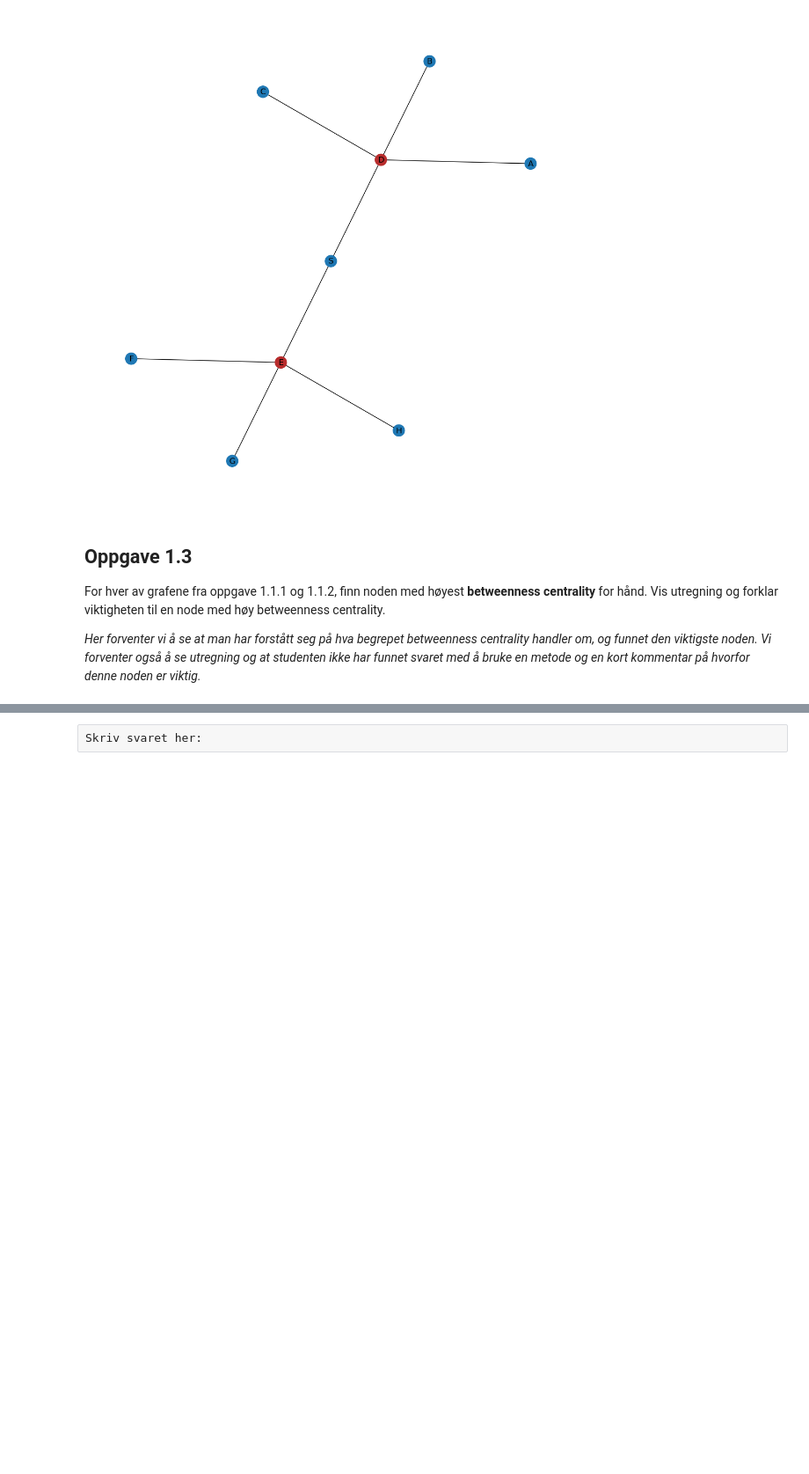
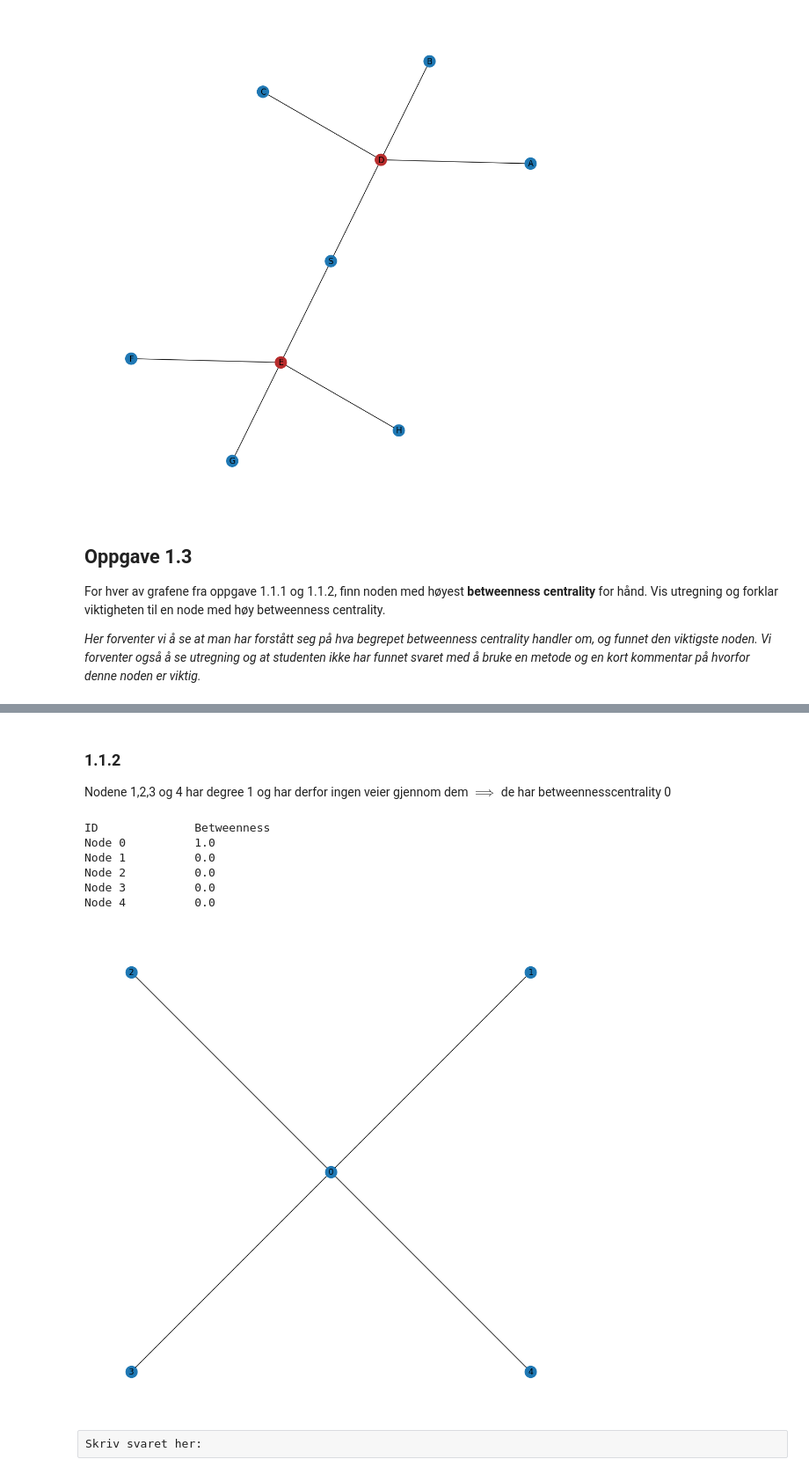
Before and after one commit to GjermundBrovold/Sikkerhet_og_Robuste_IKT_systemer_oving2, a Jupyter notebook: exercise2.ipynb, the cells around one changed output, grey strips where cells are left out. Shown at 88% size. Saved outputs shown, nothing was run; the diff lists cells and outputs as text; code cells hidden in the pictures; blank space fills up the shorter version.

```diff
--- a/exercise2.ipynb
+++ b/exercise2.ipynb
@@ -157,3 +159,22 @@ Skriv svaret her:
+# %% [markdown]
+### 1.1.2
+Nodene 1,2,3 og 4 har degree 1 og har derfor ingen veier gjennom dem $\implies$ de har betweennesscentrality 0
+# %%
+
+starGraph = StarGraph(4)
+starGraph.draw()
+
+print("ID".ljust(15), "Betweenness")
+for node, betweenness in starGraph.betweenness_centrality().items():
+    print(f"Node {node}".ljust(15), betweenness)
+# %% [output]
+ID              Betweenness
+Node 0          1.0
+Node 1          0.0
+Node 2          0.0
+Node 3          0.0
+Node 4          0.0
+[figure, added]
 # %% [raw]
 Skriv svaret her:
 # %% [raw]
```
Also changed, not shown: parts of 6 cells of this notebook, 2 other files.
